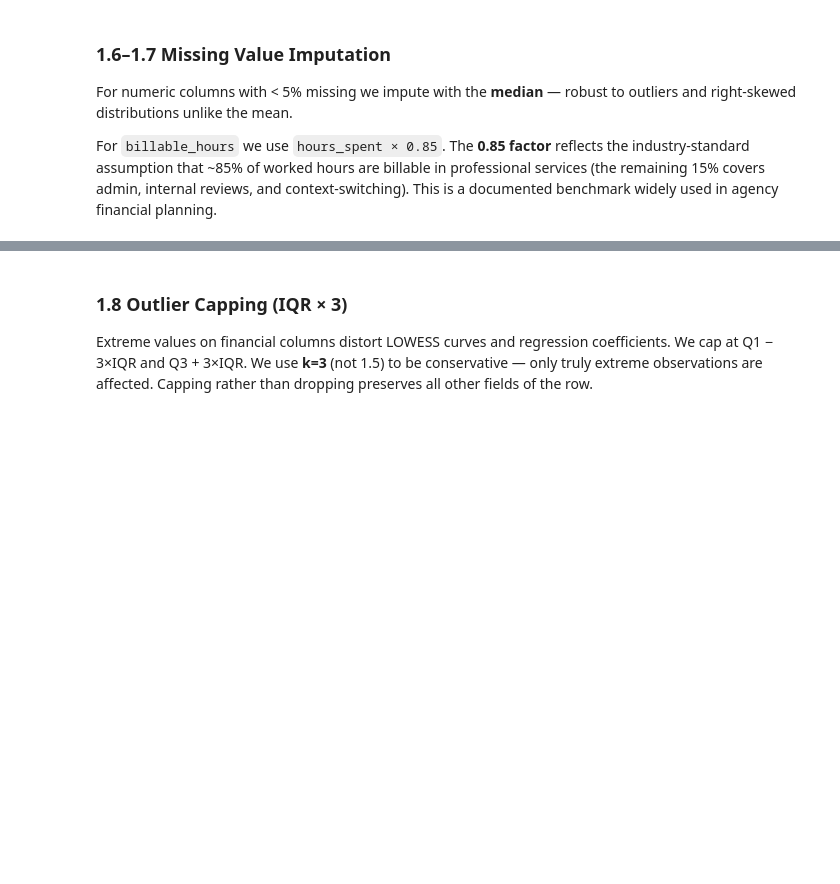
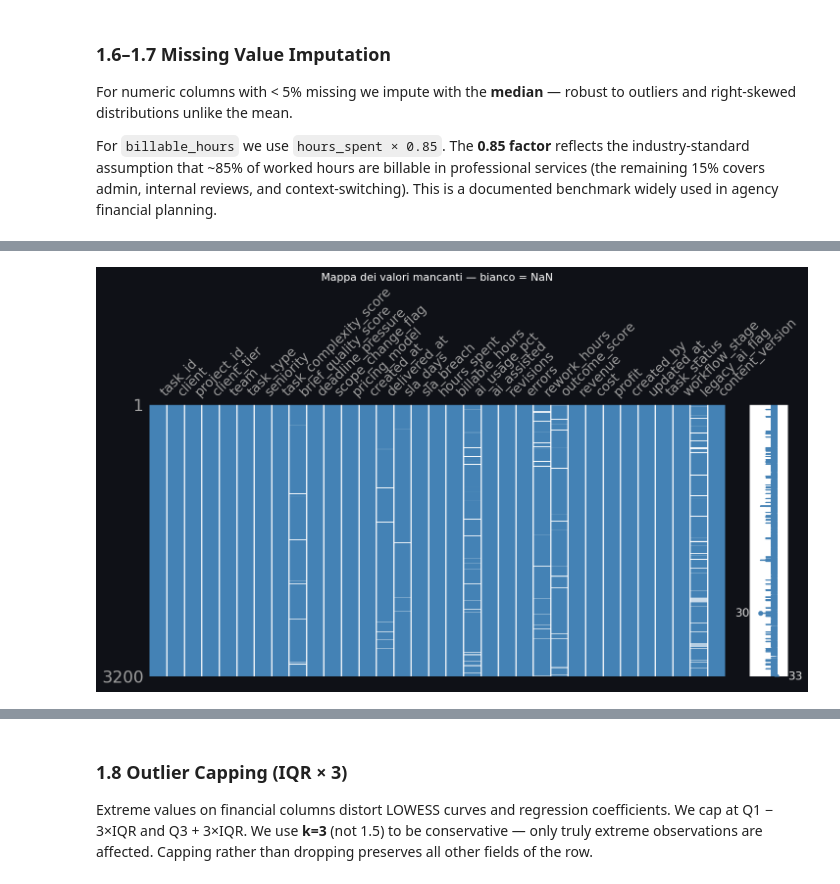
Before and after one commit to andreamammano89-maker/ML_Project_SEA_815441, a Jupyter notebook: pipeline.ipynb, the cells around one changed output, grey strips where cells are left out. Saved outputs shown, nothing was run; the diff lists cells and outputs as text; code cells hidden in the pictures; blank space fills up the shorter version.

```diff
--- a/pipeline.ipynb
+++ b/pipeline.ipynb
@@ -101,0 +138,13 @@ print(f'Rows after:  {after:,}  ({before - after} duplicates removed)')
+# %%
+df_raw['updated_at'] = pd.to_datetime(df_raw['updated_at'])
+
+df = (df_raw
+      .sort_values('updated_at', ascending=True)
+      .drop_duplicates(subset='task_id', keep='last')
+      .reset_index(drop=True))
+
+before = len(df_raw)
+after  = len(df)
+print(f"Rows before:  {before:,}")
+print(f"Rows after:   {after:,}  ({before - after} duplicates removed)")
+print(f"Duplicates remaining: {df.duplicated(subset='task_id').sum()}")
@@ -139,0 +244,17 @@ For `billable_hours` we use `hours_spent × 0.85`. The **0.85 factor** reflects
+# %%
+# ============================================================
+# 1.6b — Mappa visiva dei NaN (missingno)
+# ============================================================
+# Il grafico mostra ogni riga del dataset come una barra orizzontale.
+# Le zone bianche sono NaN. Se i buchi si allineano verticalmente
+# su più colonne insieme, i dati mancano per gli stessi motivi
+# (pattern sistematico → MAR o MNAR). Se i buchi sono sparsi a caso → MCAR.
+
+import missingno as msno
+
+msno.matrix(df, figsize=(14, 6), color=(0.27, 0.51, 0.71))
+plt.title("Mappa dei valori mancanti — bianco = NaN", fontsize=13)
+plt.tight_layout()
+plt.show()
+# %% [output]
+[figure, added]
```
Also changed, not shown: parts of 22 cells of this notebook.
